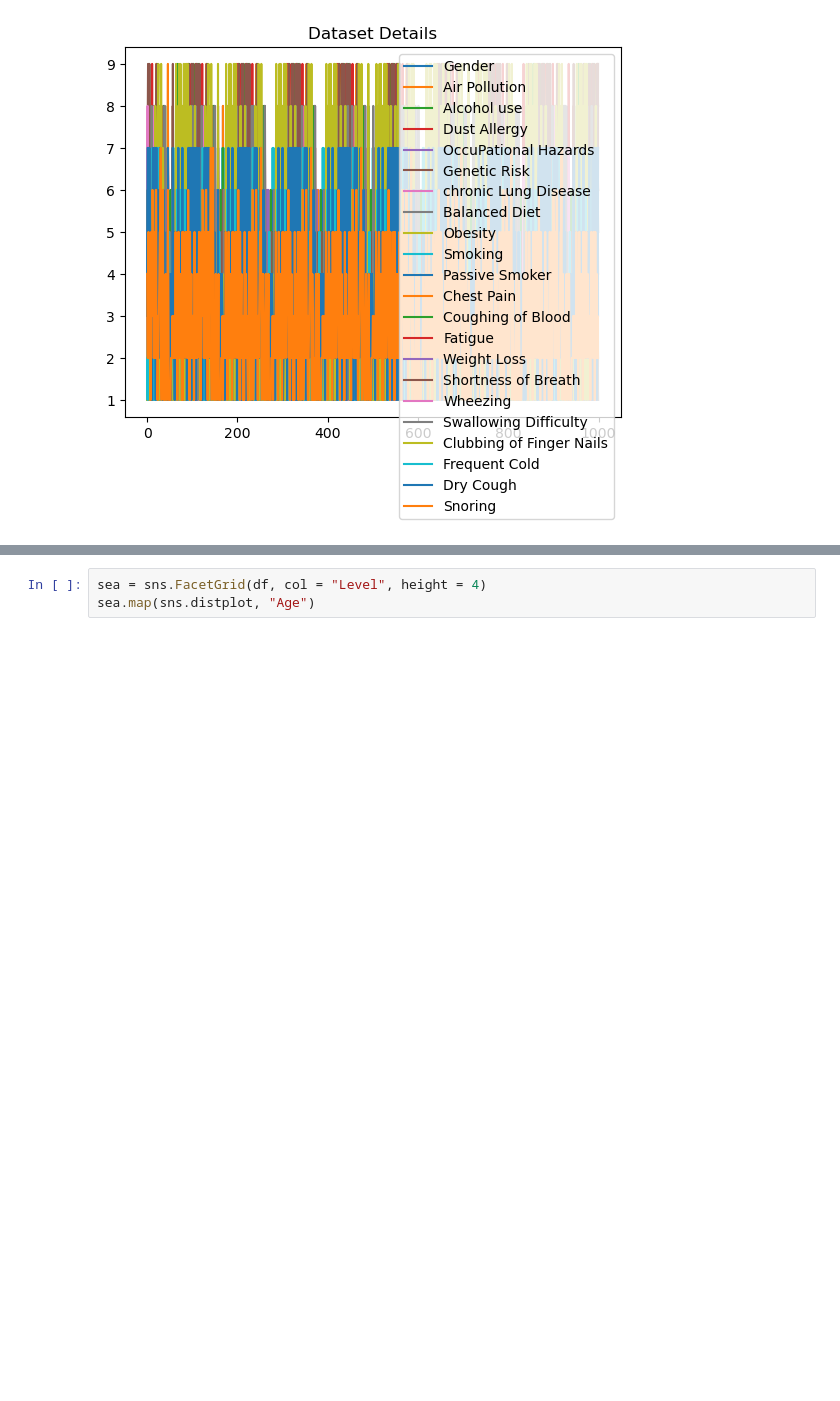
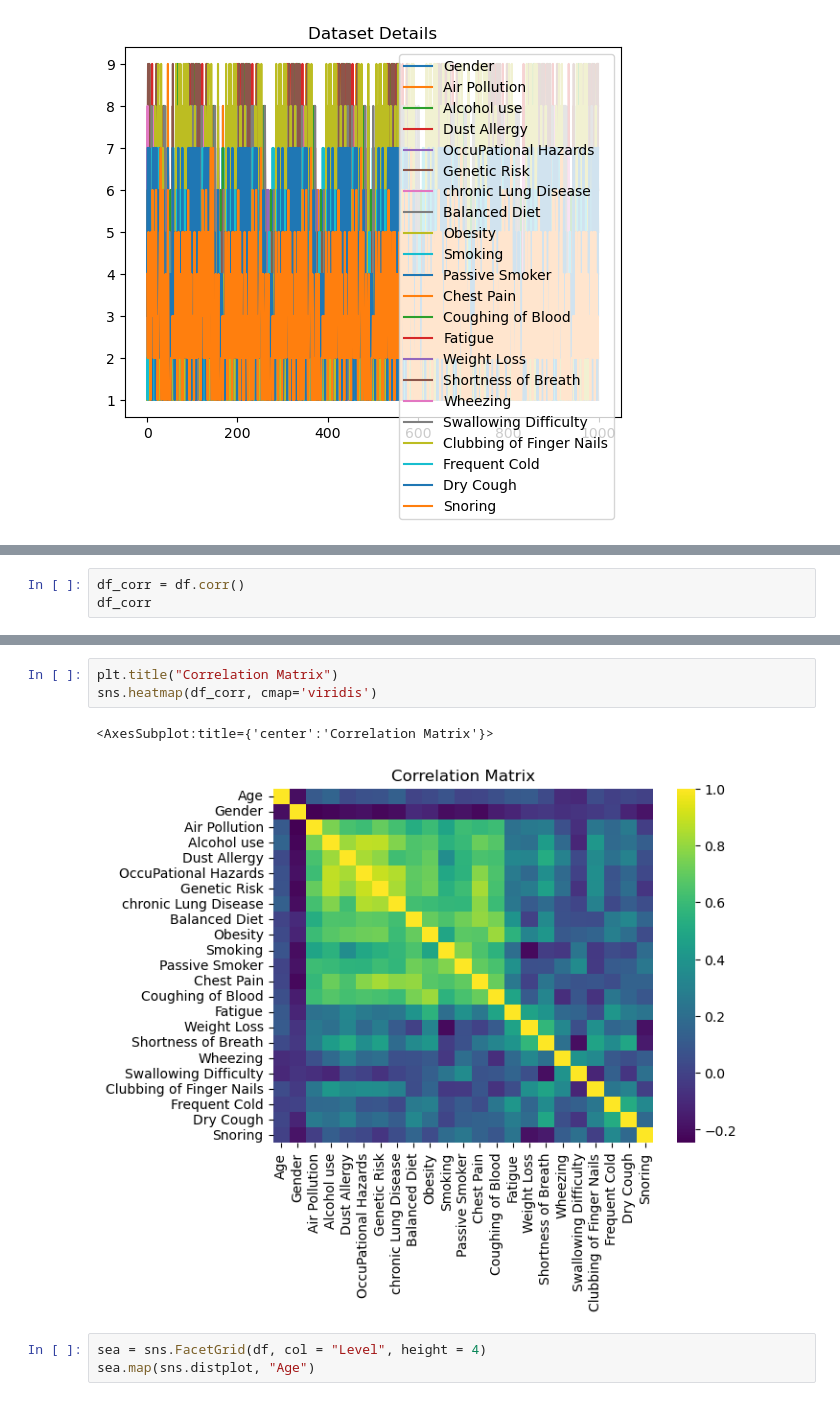
Before and after one commit to Subhajeet-Das/Lung-Cancer-Chance-Detection, a Jupyter notebook: lung-cancer-prediction.ipynb, the cells around one changed output, grey strips where cells are left out. Drawn from its saved outputs; the diff is of its cells as text; blank space fills up the shorter version.

```diff
--- a/lung-cancer-prediction.ipynb
+++ b/lung-cancer-prediction.ipynb
@@ -140,0 +140,3 @@ array([[<AxesSubplot:title={'center':'Age'}>,
+# %%
+df_corr = df.corr()
+df_corr
@@ -141,3 +162,9 @@ array([[<AxesSubplot:title={'center':'Age'}>,
+# %%
+plt.title("Correlation Matrix")
+sns.heatmap(df_corr, cmap='viridis')
+# %% [output]
+<AxesSubplot:title={'center':'Correlation Matrix'}>
+[figure, added]
 # %%
 sea = sns.FacetGrid(df, col = "Level", height = 4)
 sea.map(sns.distplot, "Age")
```
Also changed, not shown: parts of 10 cells of this notebook.
